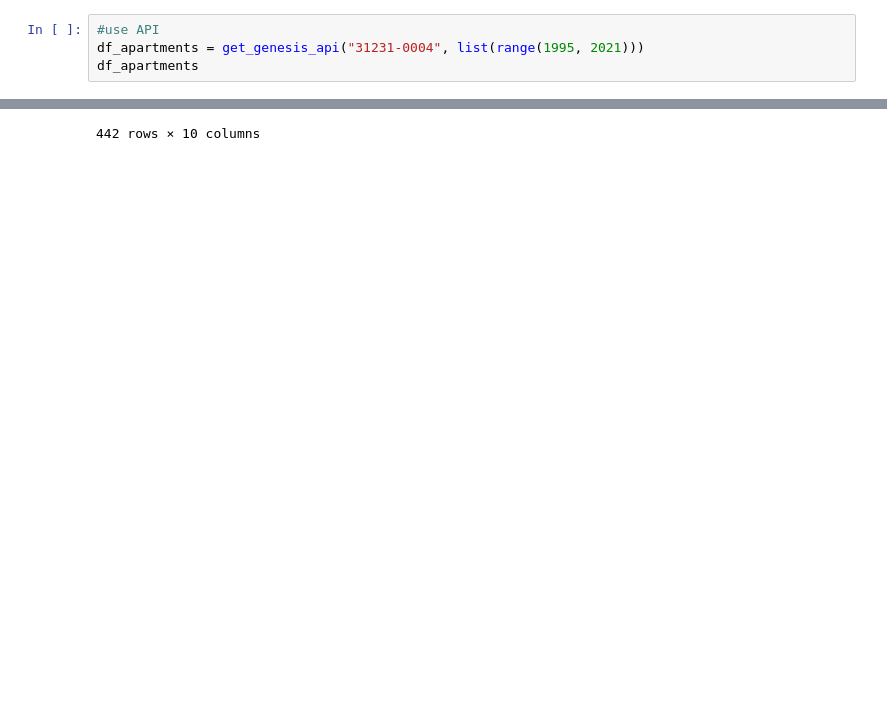
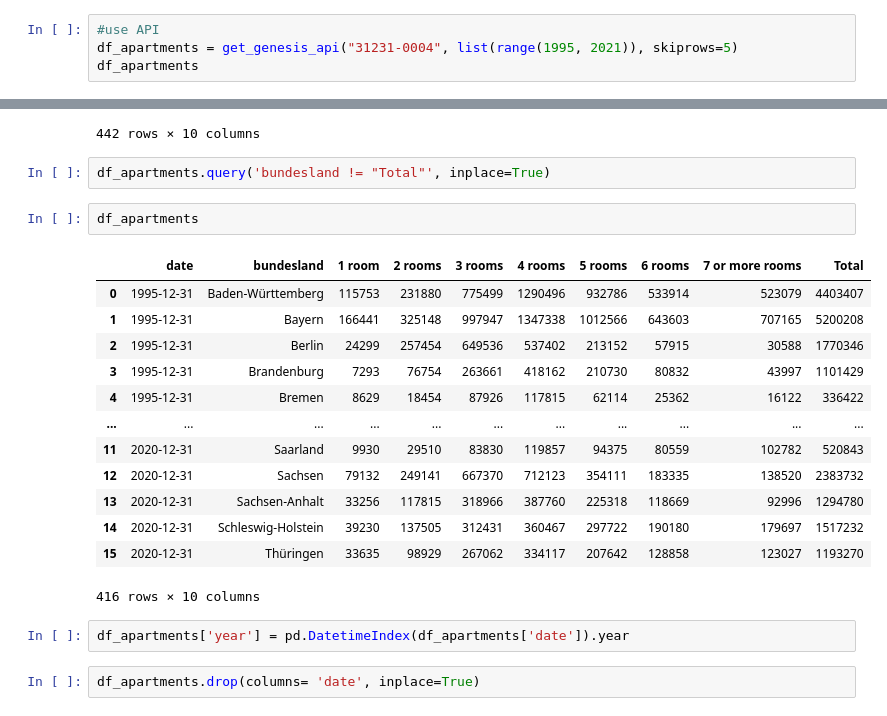
Before and after one commit to deminghh/House-Buyer-Guide, a Jupyter notebook: EDA_apartments_residential_and_non_residential.ipynb, the cells around one changed output, grey strips where cells are left out. Saved outputs shown, nothing was run; the diff lists cells and outputs as text; blank space fills up the shorter version.

```diff
--- a/EDA_apartments_residential_and_non_residential.ipynb
+++ b/EDA_apartments_residential_and_non_residential.ipynb
@@ -9,7 +9,7 @@ import numpy as np
 from request_api import get_genesis_api
 # %%
 #use API
-df_apartments = get_genesis_api("31231-0004", list(range(1995, 2021)))
+df_apartments = get_genesis_api("31231-0004", list(range(1995, 2021)), skiprows=5)
 df_apartments
 # %% [output]
 Dumping concatenated DF
@@ -101,3 +83,25 @@ df_apartments
 | 15 | 2020-12-31 | Thüringen | 33635 | 98929 | 267062 | 334117 | 207642 | 128858 | 123027 | 1193270 |
 | 16 | 2020-12-31 | Total | 1477432 | 4024103 | 9305930 | 10786112 | 7235541 | 4727217 | 5247402 | 42803737 |
 442 rows × 10 columns
+# %%
+df_apartments.query('bundesland != "Total"', inplace=True)
+# %%
+df_apartments
+# %% [output]
+|  | date | bundesland | 1 room | 2 rooms | 3 rooms | 4 rooms | 5 rooms | 6 rooms | 7 or more rooms | Total |
+| 0 | 1995-12-31 | Baden-Württemberg | 115753 | 231880 | 775499 | 1290496 | 932786 | 533914 | 523079 | 4403407 |
+| 1 | 1995-12-31 | Bayern | 166441 | 325148 | 997947 | 1347338 | 1012566 | 643603 | 707165 | 5200208 |
+| 2 | 1995-12-31 | Berlin | 24299 | 257454 | 649536 | 537402 | 213152 | 57915 | 30588 | 1770346 |
+| 3 | 1995-12-31 | Brandenburg | 7293 | 76754 | 263661 | 418162 | 210730 | 80832 | 43997 | 1101429 |
+| 4 | 1995-12-31 | Bremen | 8629 | 18454 | 87926 | 117815 | 62114 | 25362 | 16122 | 336422 |
+| ... | ... | ... | ... | ... | ... | ... | ... | ... | ... | ... |
+| 11 | 2020-12-31 | Saarland | 9930 | 29510 | 83830 | 119857 | 94375 | 80559 | 102782 | 520843 |
+| 12 | 2020-12-31 | Sachsen | 79132 | 249141 | 667370 | 712123 | 354111 | 183335 | 138520 | 2383732 |
+| 13 | 2020-12-31 | Sachsen-Anhalt | 33256 | 117815 | 318966 | 387760 | 225318 | 118669 | 92996 | 1294780 |
+| 14 | 2020-12-31 | Schleswig-Holstein | 39230 | 137505 | 312431 | 360467 | 297722 | 190180 | 179697 | 1517232 |
+| 15 | 2020-12-31 | Thüringen | 33635 | 98929 | 267062 | 334117 | 207642 | 128858 | 123027 | 1193270 |
+416 rows × 10 columns
+# %%
+df_apartments['year'] = pd.DatetimeIndex(df_apartments['date']).year
+# %%
+df_apartments.drop(columns= 'date', inplace=True)
```
Also changed, not shown: parts of 4 cells of this notebook.
